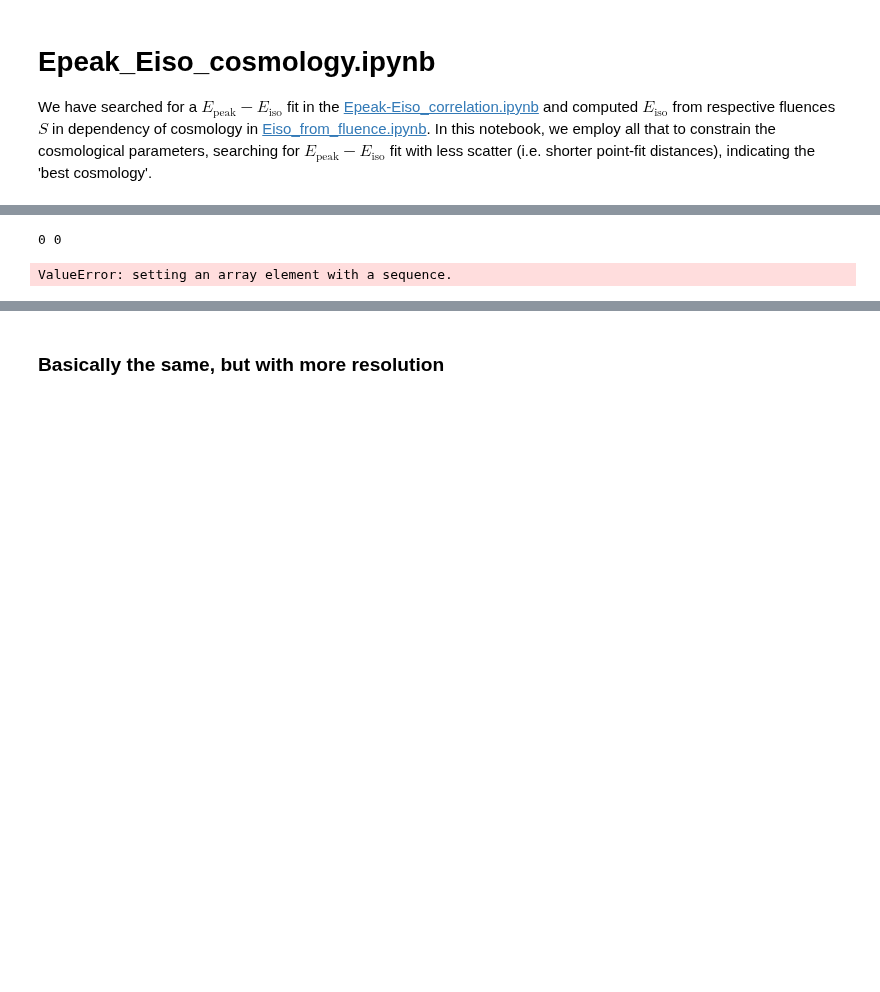
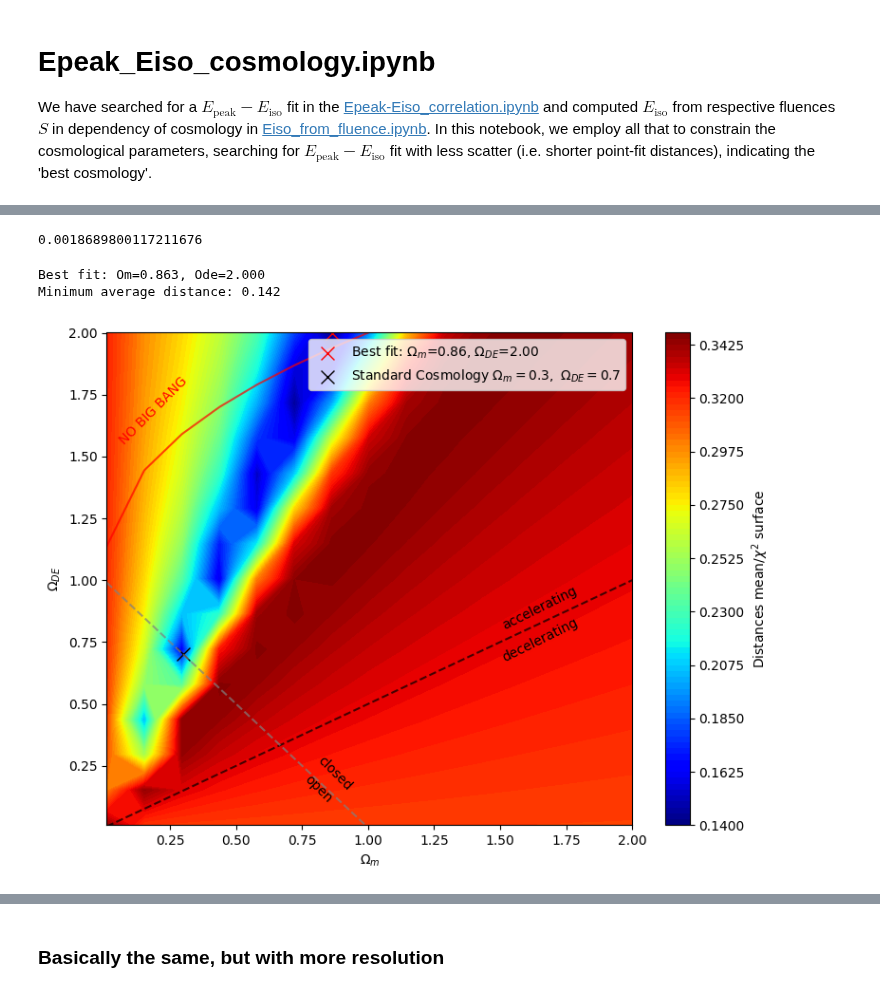
Before and after one commit to joanalnu/OAB-INAF, a Jupyter notebook: Epeak_Eiso_cosmology.ipynb, the cells around one changed output, grey strips where cells are left out. Cells and saved outputs as stored; diff of their text form; code cells hidden in the pictures; blank space fills up the shorter version.

Commit message:
debugging correlation fitting with errors, comparimentation of code in functions

```diff
--- a/Epeak_Eiso_cosmology.ipynb
+++ b/Epeak_Eiso_cosmology.ipynb
@@ -222,4 +276,8 @@ tracker.stop()
 # %%
+# Ploting
+# create_mask, create_contourplot, add_constraint_lines
+
+
 # now let's plot the (Om, Ode)mean surface
 def create_mask(data, flat=True, no_big_bang=True):
     # Create a proper mask for unphysical regions
@@ -239,8 +297,10 @@ def create_mask(data, flat=True, no_big_bang=True):
 
     return np.ma.masked_where(mask,data)
 
-def create_contourplot(p1, p2, surface, flat_mask=False, no_big_bang_mask=False):
+def create_contourplot(p1, p2, surface, flat_mask=False, no_big_bang_mask=False, log=False, levels=100):
     masked_surface = create_mask(surface, flat=flat_mask, no_big_bang=no_big_bang_mask)
+    if log:
+        masked_surface = np.log10(masked_surface)
 
     p1_idx, p2_idx = np.unravel_index(np.argmin(masked_surface), masked_surface.shape)
     p1_fit, p2_fit = p1[p1_idx], p2[p2_idx]
@@ -249,18 +309,18 @@ def create_contourplot(p1, p2, surface, flat_mask=False, no_big_bang_mask=False)
     print(f'Minimum average distance: {masked_surface[p1_idx,p2_idx]:.3}')
 
     plt.figure(figsize=(8, 6))
-
-    im = plt.contourf(Om, Ode, np.log10(masked_medians.T), cmap='jet', levels=100)
-    plt.colorbar(im, label='Distances mean')
-    plt.scatter(p1_fit, p2_fit, c='red', marker='x', s=100, linewidth=1, label=fr'Best fit: $\Omega_m$={p1_fit:.2f}, $\Omega_{'{DE}'}$={p2_fit:.2f}')
+    im = plt.contourf(Om, Ode, masked_surface.T, cmap='jet', levels=levels)
+    if log:
+        plt.colorbar(im, label=r'Log Distances mean/$\chi^2$ surface')
+    else:
+        plt.colorbar(im, label=r'Distances mean/$\chi^2$ surface')
+    plt.scatter(p1_fit, p2_fit, c='red', marker='x', s=100, linewidth=1, label=fr'Best fit: $\Omega_m$={p1_fit:.2f}, $\Omega_{{DE}}$={p2_fit:.2f}')
     plt.scatter(0.3, 0.7, c='black', marker='x', s=100, linewidths=1, label=r'Standard Cosmology $\Omega_m = 0.3,\ \Omega_{DE} = 0.7$')
 
     plt.xlabel(r'$\Omega_m$')
     plt.ylabel(r'$\Omega_{DE}$')
     plt.legend(loc='upper right')
-    plt.xlim(0.0,2.0)
-    plt.ylim(0.0,2.0)
-    plt.tight_layout()
+    plt.xlim(Om[0],Om[-1]); plt.ylim(Ode[0],Ode[-1]); plt.tight_layout()
 
     return plt.gca()
 
@@ -277,12 +337,20 @@ def add_constraint_lines(plt):
     plt.annotate('closed', (0.8,0.15), rotation=-45)
 
     return None
+# %%
+# Define cosmological parameter grids
+Om = np.linspace(0.01,2.0,15)
+Ode = np.linspace(0.01,2.0,15)
+
+tracker.start()
+distances, medians, chi_surface = main(Om, Ode)
+tracker.stop()
+# %% [output]
+0.0018689800117211676
 # %%
-distances, medians, chi_surface = main()
-
-# Plot
 plot = create_contourplot(Om, Ode, medians)
 add_constraint_lines(plot)
 # %% [output]
-0 0
+Best fit: Om=0.863, Ode=2.000
+Minimum average distance: 0.142
-ValueError: setting an array element with a sequence.
+[figure, added]
```
Also changed, not shown: parts of 6 cells of this notebook.
